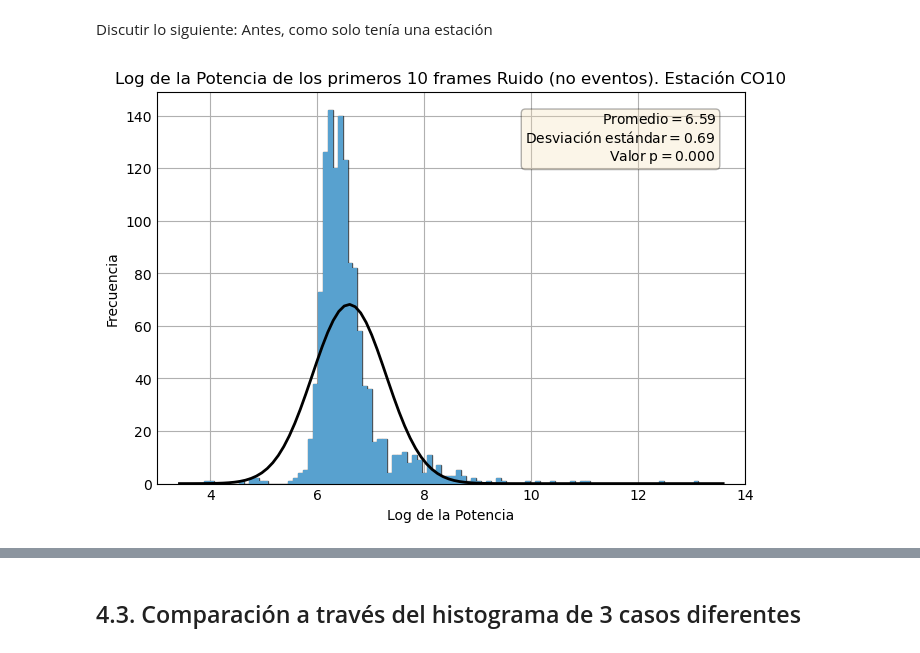
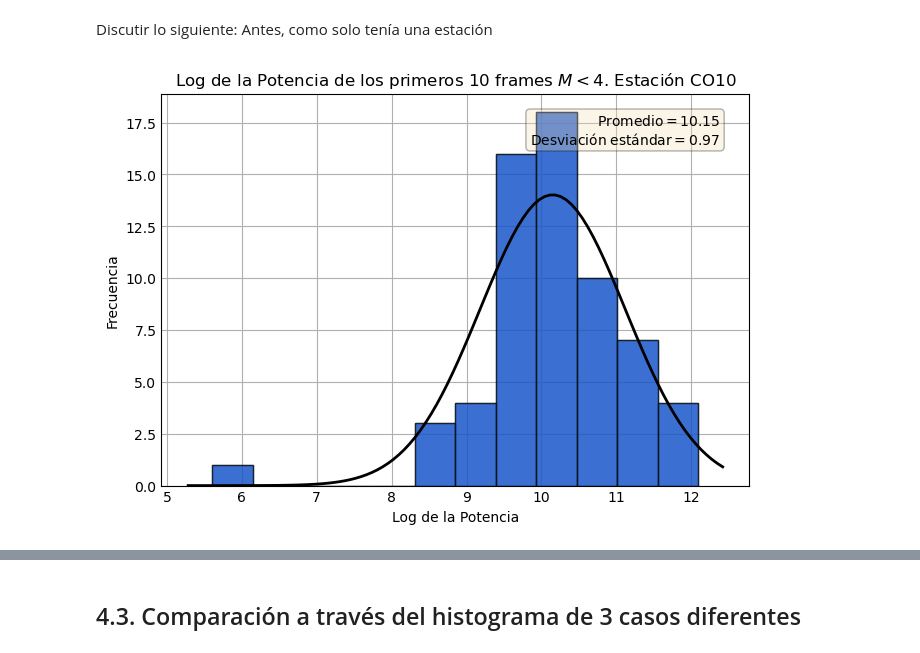
Before and after one commit to simonvidal99/Trigger, a Jupyter notebook: energy.ipynb, the cells around one changed output, grey strips where cells are left out. Drawn from its saved outputs; the diff is of its cells as text; code cells hidden in the pictures.

```diff
--- a/energy.ipynb
+++ b/energy.ipynb
@@ -140,7 +140,7 @@ v_P = 8.064
 df_under = calculate_detection_times(df_events , stations_coord, v_P, magnitude_range = (0, magnitude-0.1))
 df_over = calculate_detection_times(df_events, stations_coord, v_P, magnitude_range = (magnitude, 10))
 
-start_times_over_, closest_sts_names_over_  = nearest_two_stations(df_over, stations_names)
+start_times_over_, closest_sts_names_over_  = nearest_n_stations(df_over, stations_names,2)
 # %% [markdown]
 ## 2.5 Se guarda en una lista la traza del eje z que corresponde a la estación más cercana para cada evento
 # %%
@@ -326,7 +326,7 @@ Para esto simplemente se considerarán (de la estación CO10) trazas aleatorias
 #events_under_four = "sismos_txt/times_events_under_four.txt"
 #start_time_under_four, closest_sts_under_four = nearest_station(events_under_four, stations_names)
 
-start_times_under, closest_sts_under = nearest_two_stations(df_under, stations_names)
+start_times_under, closest_sts_under = nearest_n_stations(df_under, stations_names, 2)
 
 #start_times_under_four, closest_sts_names_under_four  = nearest_two_stations(events_under_four, stations_names)
 
@@ -377,13 +363,13 @@ energy_events_under_four, power_events_under_four = zip(*[energy_power(st.data)
 # %% [markdown]
 ### Acá st lo estoy tomando como el segundo más cercano por ahora, esto después en el main debo hacerlo facilmente variable
 # %%
-# if st_selection == 0:
-#     st = 'CO10'
-# elif st_selection == 1:
-#     st = 'AC04'
+if st_selection == 0:
+    st = 'CO10'
+elif st_selection == 1:
+    st = 'AC04'
 
-st_over = closest_sts_names_over
-st_under = closest_sts_names_under
+# st_over = closest_sts_names_over
+# st_under = closest_sts_names_under
 
 
 for i in range(len(stations_names)):
@@ -421,7 +407,8 @@ intervals
 # %% [markdown]
 Discutir lo siguiente: Antes, como solo tenía una estación
 # %%
-station_no_event = ['CO10']*intervals[0]
+
+station_no_event = [st]*intervals[0]
 closest_sts_tr_no_event = [stations_dic[estacion] for estacion in station_no_event]
 
 sliced_traces_no_event = [traces.slice(start, start + 60) for traces, start in zip(closest_sts_tr_no_event, start_times_no_events[0])]
@@ -431,6 +418,6 @@ power_events_all = [power_events, power_events_under_four, power_events_no_event
 energy_events_all = [energy_events, energy_events_under_four, energy_events_no_events]
 event_type = [f'$M \geq {magnitude}$', f'$M < {magnitude}$', 'Ruido (no eventos)']
 # %%
-plot_power_each(power_events_no_event, station_no_event[0] ,n_frames = 10, use_log = True, event_type=event_type[2])
+plot_power_each(power_events_all[1], station_no_event[1] ,n_frames = 10, use_log = True, event_type=event_type[1])
 # %% [output]
-[figure, old version]
+[figure, new version]
```
Also changed, not shown: parts of 3 cells of this notebook, 12 other files.
